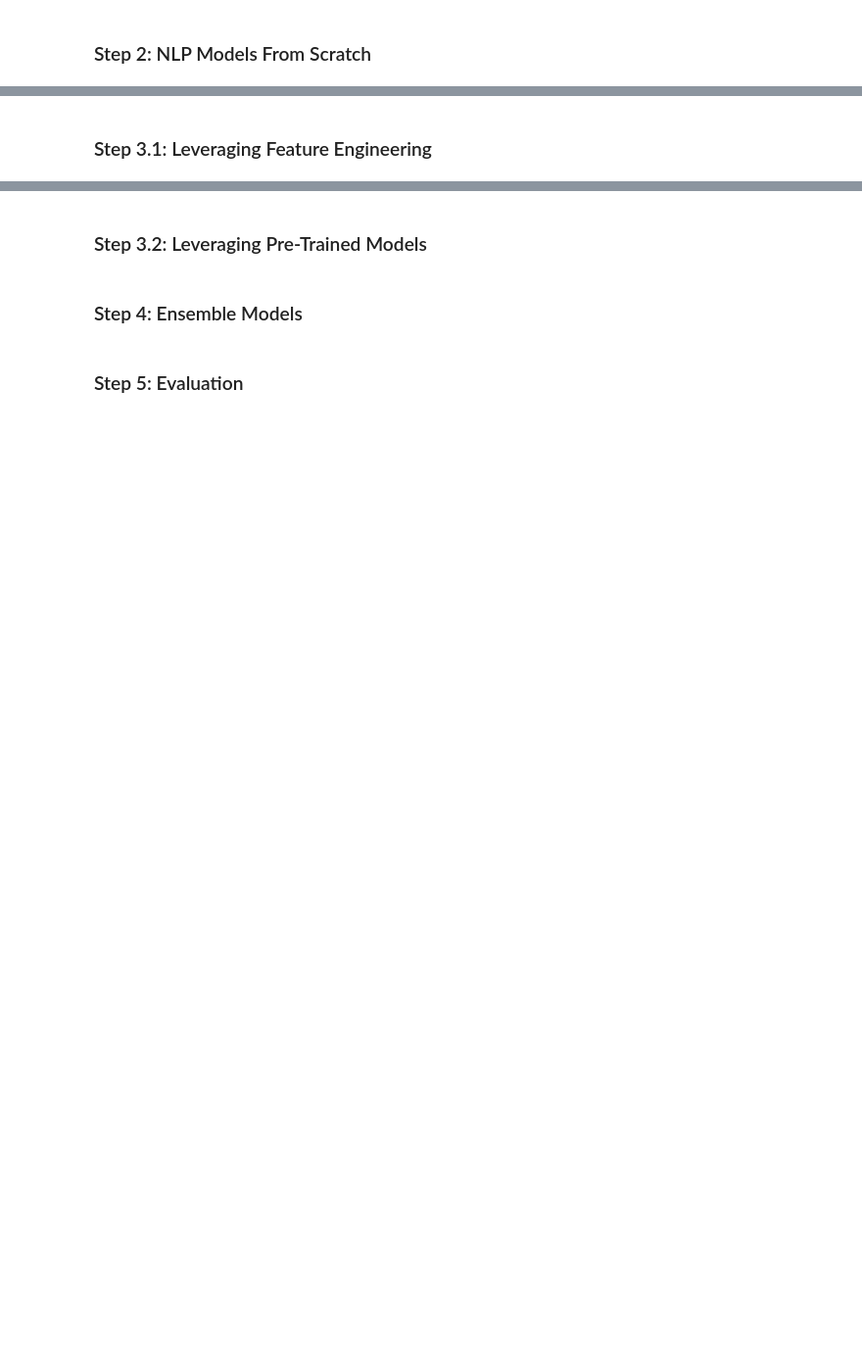
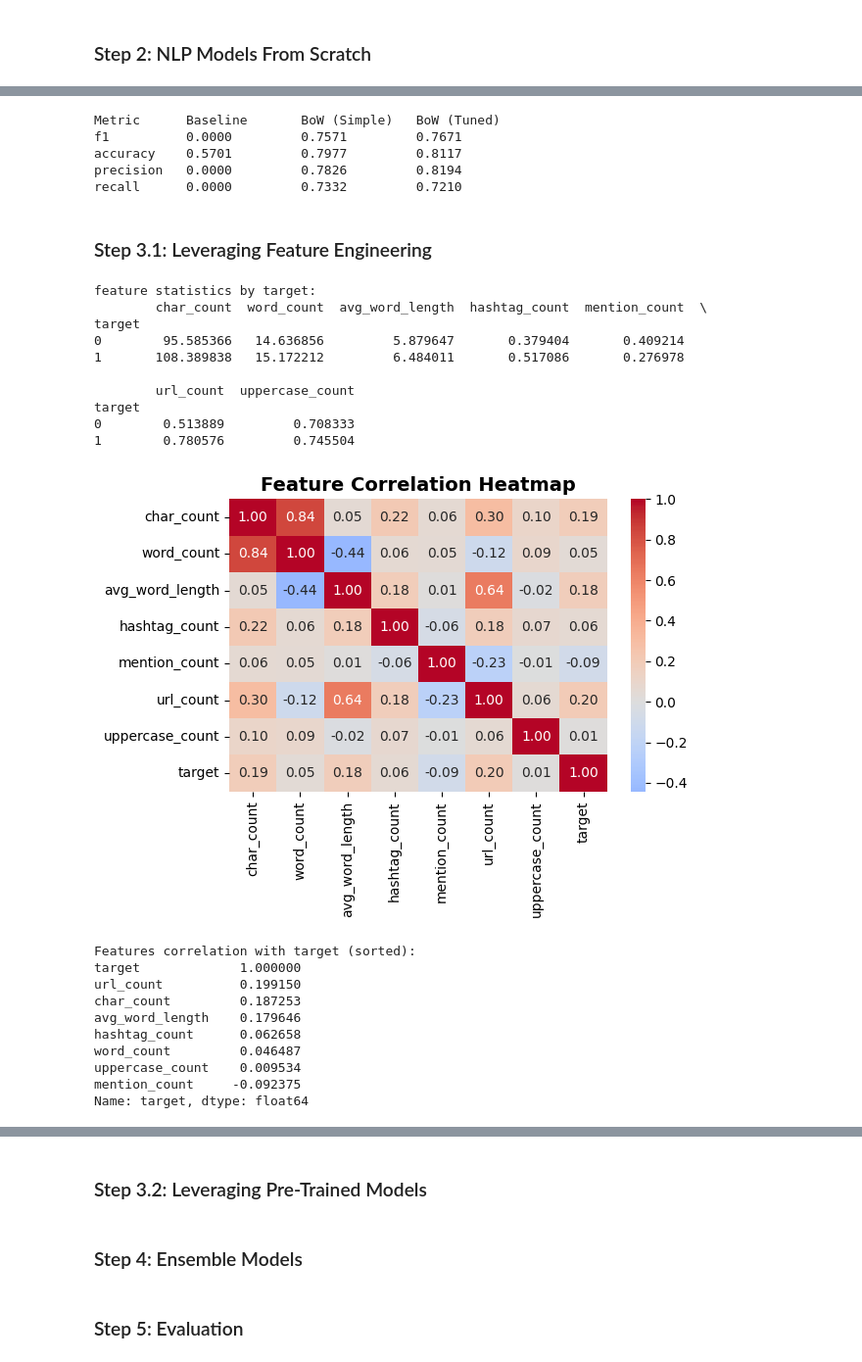
Before and after one commit to LucaSfragara/TweetNLPAnalysis, a Jupyter notebook: notebook_d1.ipynb, the cells around one changed output, grey strips where cells are left out. Shown at 98% size. Saved outputs shown, nothing was run; the diff lists cells and outputs as text; code cells hidden in the pictures; blank space fills up the shorter version.

```diff
--- a/notebook_d1.ipynb
+++ b/notebook_d1.ipynb
@@ -131,2 +259,69 @@ recall      0.0000                        0.0000
+# %%
+print_results(master_list)
+# %% [output]
+Metric      Baseline       BoW (Simple)   BoW (Tuned)
+f1          0.0000         0.7571         0.7671
+accuracy    0.5701         0.7977         0.8117
+precision   0.0000         0.7826         0.8194
+recall      0.0000         0.7332         0.7210
 # %% [markdown]
 ### Step 3.1: Leveraging Feature Engineering
+# %%
+# to preserve integrity we recreate dataframes from already split data set
+train_df_split = pd.DataFrame({'text': train_texts, 'target': train_labels})
+val_df_split = pd.DataFrame({'text': val_texts, 'target': val_labels})
+test_df_split = pd.DataFrame({'text': test_texts, 'target': test_labels})
+
+# create some new numerical features
+def create_text_features(df):
+    df['char_count'] = df['text'].apply(len)
+    df['word_count'] = df['text'].apply(lambda x: len(str(x).split()))
+    df['avg_word_length'] = df['text'].apply(lambda x: np.mean([len(word) for word in str(x).split()]))
+    df['hashtag_count'] = df['text'].apply(lambda x: len([word for word in str(x).split() if word.startswith('#')]))
+    df['mention_count'] = df['text'].apply(lambda x: len([word for word in str(x).split() if word.startswith('@')]))
+    df['url_count'] = df['text'].apply(lambda x: len([word for word in str(x).split() if 'http' in word.lower()]))
+    df['uppercase_count'] = df['text'].apply(lambda x: len([word for word in str(x).split() if word.isupper() and len(word) > 1]))
+    return df
+
+# apply features
+train_df_split = create_text_features(train_df_split)
+val_df_split = create_text_features(val_df_split)
+test_df_split = create_text_features(test_df_split)
+
+# display statistics statistics
+feature_cols = ['char_count', 'word_count', 'avg_word_length',
+                'hashtag_count', 'mention_count', 'url_count', 'uppercase_count']
+print("feature statistics by target:")
+print(train_df_split.groupby('target')[feature_cols].mean())
+
+# because these are numerical features, we can also get correlation with target
+correlation_features = feature_cols + ['target']
+correlation_matrix = train_df_split[correlation_features].corr()
+sns.heatmap(correlation_matrix, annot=True, fmt='.2f', cmap='coolwarm', center=0)
+plt.title('Feature Correlation Heatmap', fontsize=14, fontweight='bold')
+plt.tight_layout()
+plt.show()
+print("\nFeatures correlation with target (sorted):")
+print(correlation_matrix['target'].sort_values(ascending=False))
+# %% [output]
+feature statistics by target:
+        char_count  word_count  avg_word_length  hashtag_count  mention_count  \
+target
+0        95.585366   14.636856         5.879647       0.379404       0.409214
+1       108.389838   15.172212         6.484011       0.517086       0.276978
+
+        url_count  uppercase_count
+target
+0        0.513889         0.708333
+1        0.780576         0.745504
+[figure, added]
+Features correlation with target (sorted):
+target             1.000000
+url_count          0.199150
+char_count         0.187253
+avg_word_length    0.179646
+hashtag_count      0.062658
+word_count         0.046487
+uppercase_count    0.009534
+mention_count     -0.092375
+Name: target, dtype: float64
```
Also changed, not shown: parts of 11 cells of this notebook, 1 other file.
